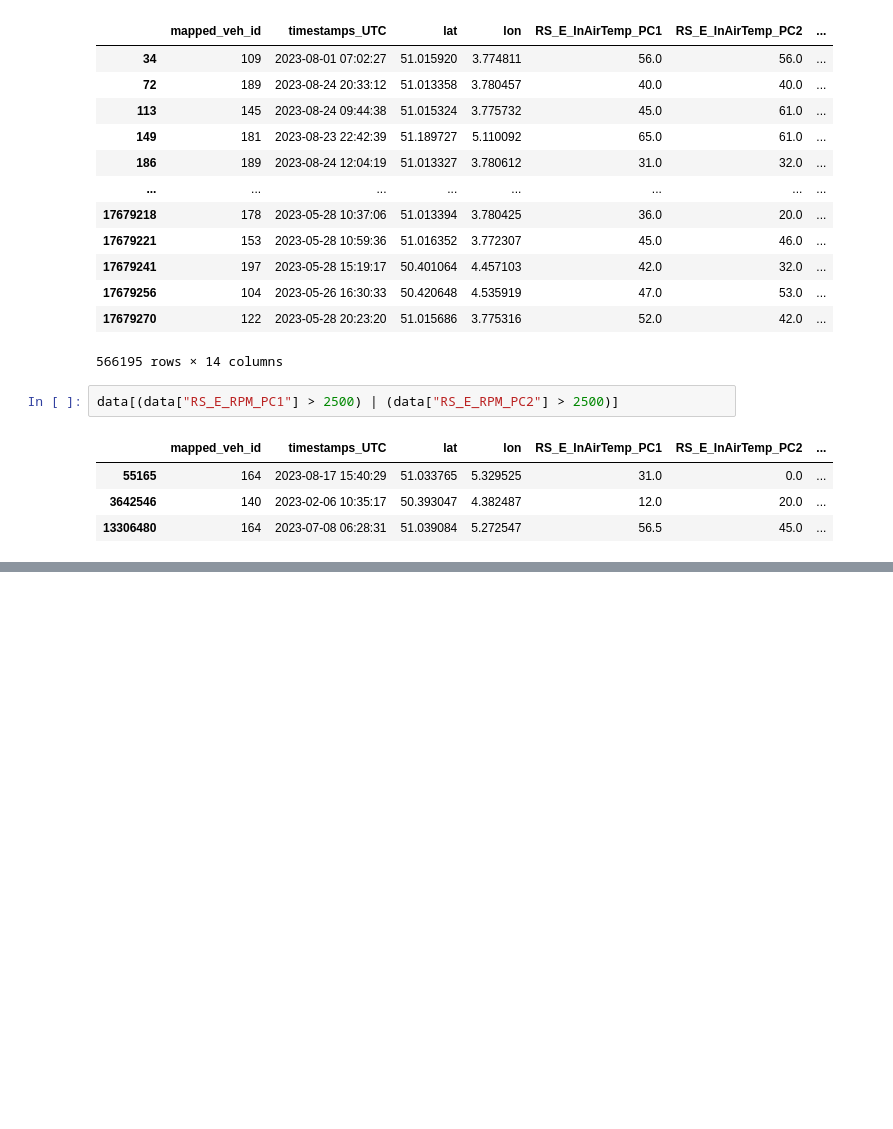
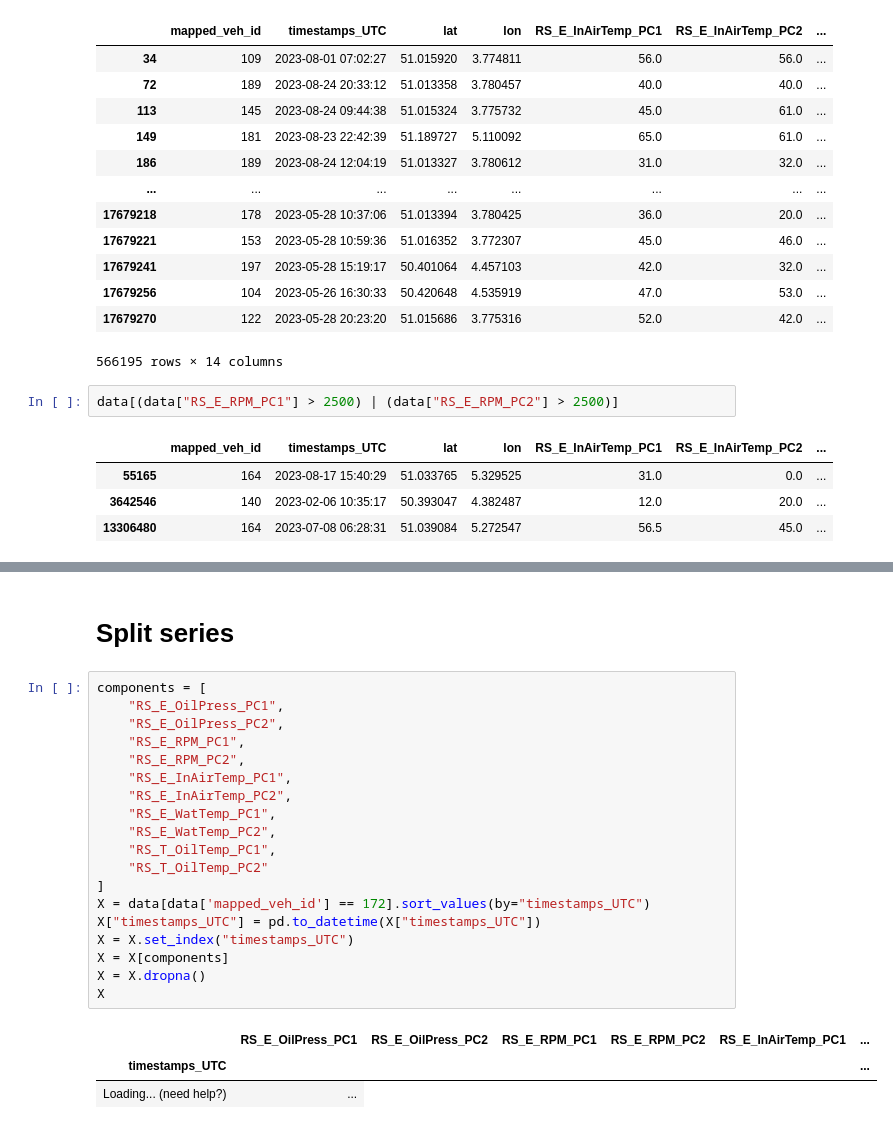
Before and after one commit to AdelNehili/INFOF423_DataMining, a Jupyter notebook: src/data_exploration.ipynb, the cells around one changed output, grey strips where cells are left out. Saved outputs shown, nothing was run; the diff lists cells and outputs as text; blank space fills up the shorter version.

```diff
--- a/src/data_exploration.ipynb
+++ b/src/data_exploration.ipynb
@@ -468,0 +644,25 @@ data[(data["RS_E_RPM_PC1"] > 2500) | (data["RS_E_RPM_PC2"] > 2500)]
+# %% [markdown]
+# Split series
+# %%
+components = [
+    "RS_E_OilPress_PC1",
+    "RS_E_OilPress_PC2",
+    "RS_E_RPM_PC1",
+    "RS_E_RPM_PC2",
+    "RS_E_InAirTemp_PC1",
+    "RS_E_InAirTemp_PC2",
+    "RS_E_WatTemp_PC1",
+    "RS_E_WatTemp_PC2",
+    "RS_T_OilTemp_PC1",
+    "RS_T_OilTemp_PC2"
+]
+X = data[data['mapped_veh_id'] == 172].sort_values(by="timestamps_UTC")
+X["timestamps_UTC"] = pd.to_datetime(X["timestamps_UTC"])
+X = X.set_index("timestamps_UTC")
+X = X[components]
+X = X.dropna()
+X
+# %% [output]
+|  | RS_E_OilPress_PC1 | RS_E_OilPress_PC2 | RS_E_RPM_PC1 | RS_E_RPM_PC2 | RS_E_InAirTemp_PC1 | ... |
+| timestamps_UTC |  |  |  |  |  | ... |
+| Loading... (need help?) | ... |
```
Also changed, not shown: parts of 32 cells of this notebook, 5 other files.
